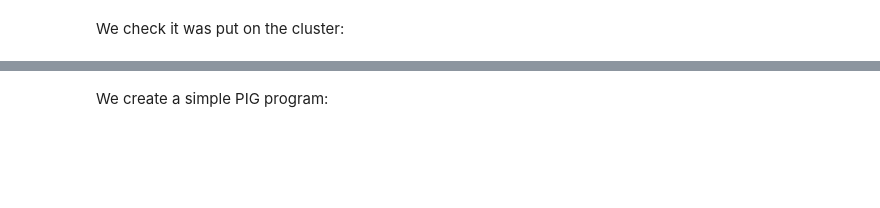
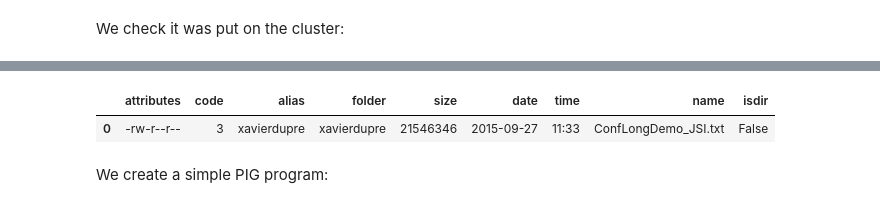
Before and after one commit to sdpython/pyensae, a Jupyter notebook: _doc/notebooks/python_hadoop_pig.ipynb, the cells around one changed output, grey strips where cells are left out. Saved outputs shown, nothing was run; the diff lists cells and outputs as text; code cells hidden in the pictures; blank space fills up the shorter version.

```diff
--- a/_doc/notebooks/python_hadoop_pig.ipynb
+++ b/_doc/notebooks/python_hadoop_pig.ipynb
@@ -63,3 +103,8 @@ Found 1 items -rw-r--r-- 3 xavierdupre xavierdupre 21546346 2014-10-23 22:33 Con
+# %%
+dfs_ls Conf*JSI.txt
+# %% [output]
+|  | attributes | code | alias | folder | size | date | time | name | isdir |
+| 0 | -rw-r--r-- | 3 | xavierdupre | xavierdupre | 21546346 | 2015-09-27 | 11:33 | ConfLongDemo_JSI.txt | False |
 # %% [markdown]
 We create a simple PIG program:
 # %%
```
Also changed, not shown: parts of 13 cells of this notebook, 15 other files.
